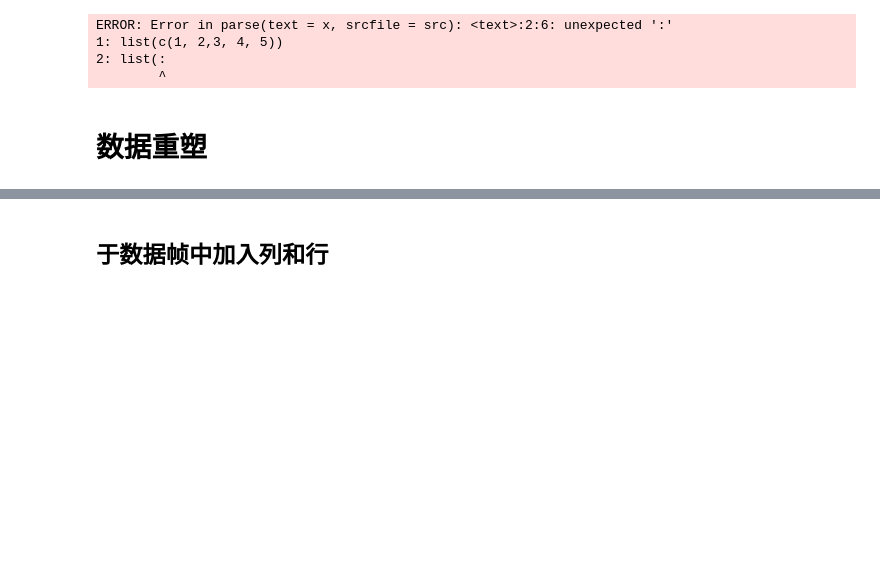
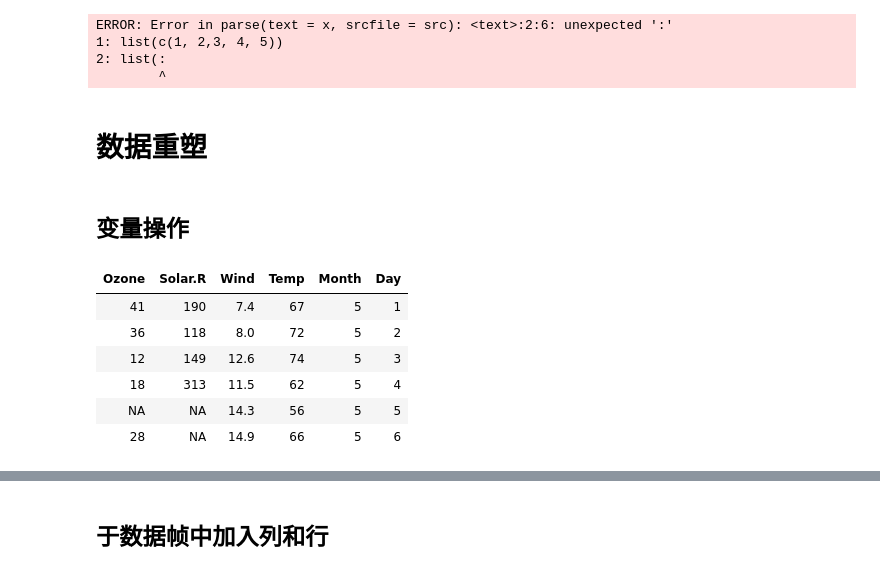
Before and after one commit to Sanningw/ML-and-DL, a Jupyter notebook: math/Statistics/R/Data_preprocess.ipynb, the cells around one changed output, grey strips where cells are left out. Saved outputs shown, nothing was run; the diff lists cells and outputs as text; code cells hidden in the pictures; blank space fills up the shorter version.

```diff
--- a/math/Statistics/R/Data_preprocess.ipynb
+++ b/math/Statistics/R/Data_preprocess.ipynb
@@ -13,3 +13,16 @@ ERROR: Error in parse(text = x, srcfile = src): <text>:2:6: unexpected ':'
         ^
 # %% [markdown]
 # 数据重塑
+# %% [markdown]
+## 变量操作
+# %%
+air_head = head(airquality)
+air_head
+# %% [output]
+| Ozone | Solar.R | Wind | Temp | Month | Day |
+| 41 | 190 | 7.4 | 67 | 5 | 1 |
+| 36 | 118 | 8.0 | 72 | 5 | 2 |
+| 12 | 149 | 12.6 | 74 | 5 | 3 |
+| 18 | 313 | 11.5 | 62 | 5 | 4 |
+| NA | NA | 14.3 | 56 | 5 | 5 |
+| 28 | NA | 14.9 | 66 | 5 | 6 |
```
Also changed, not shown: parts of 2 cells of this notebook, 3 other files.
